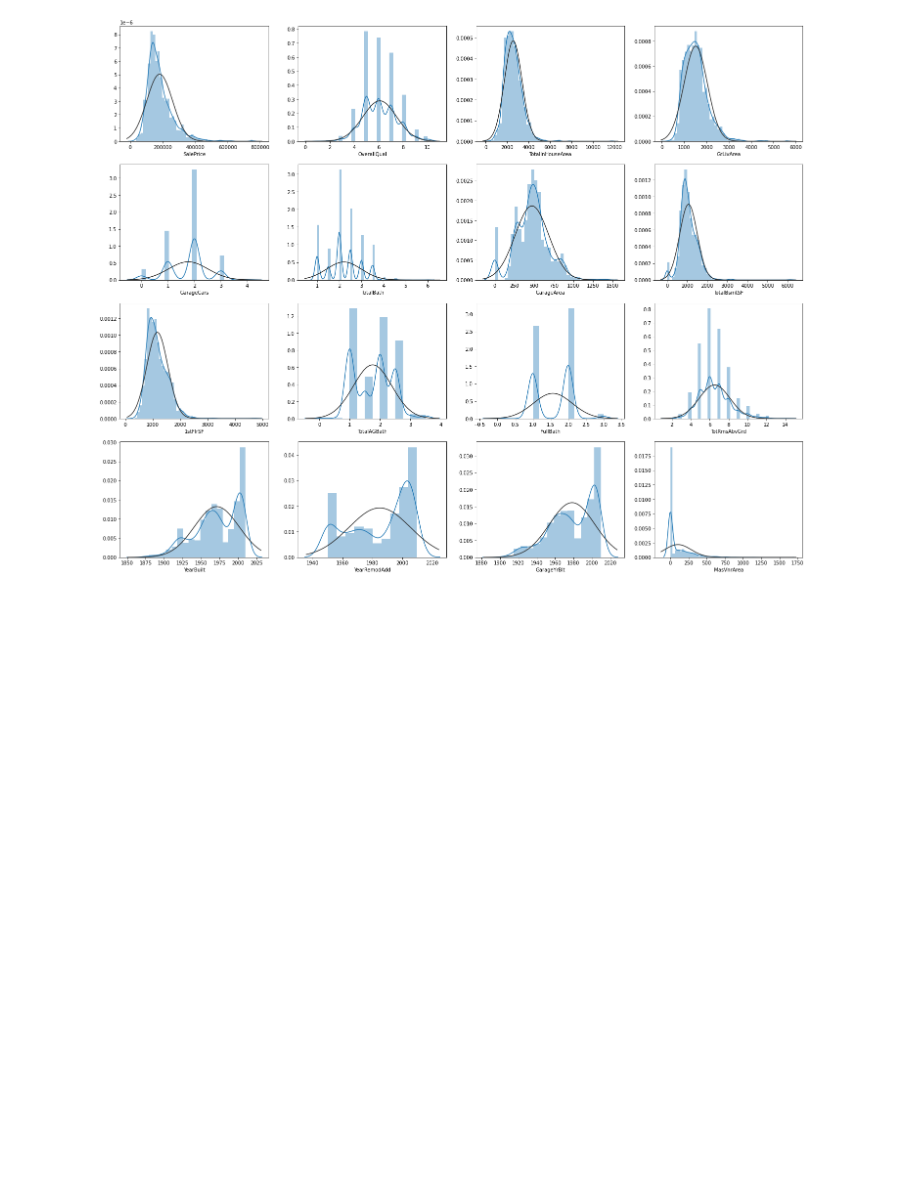
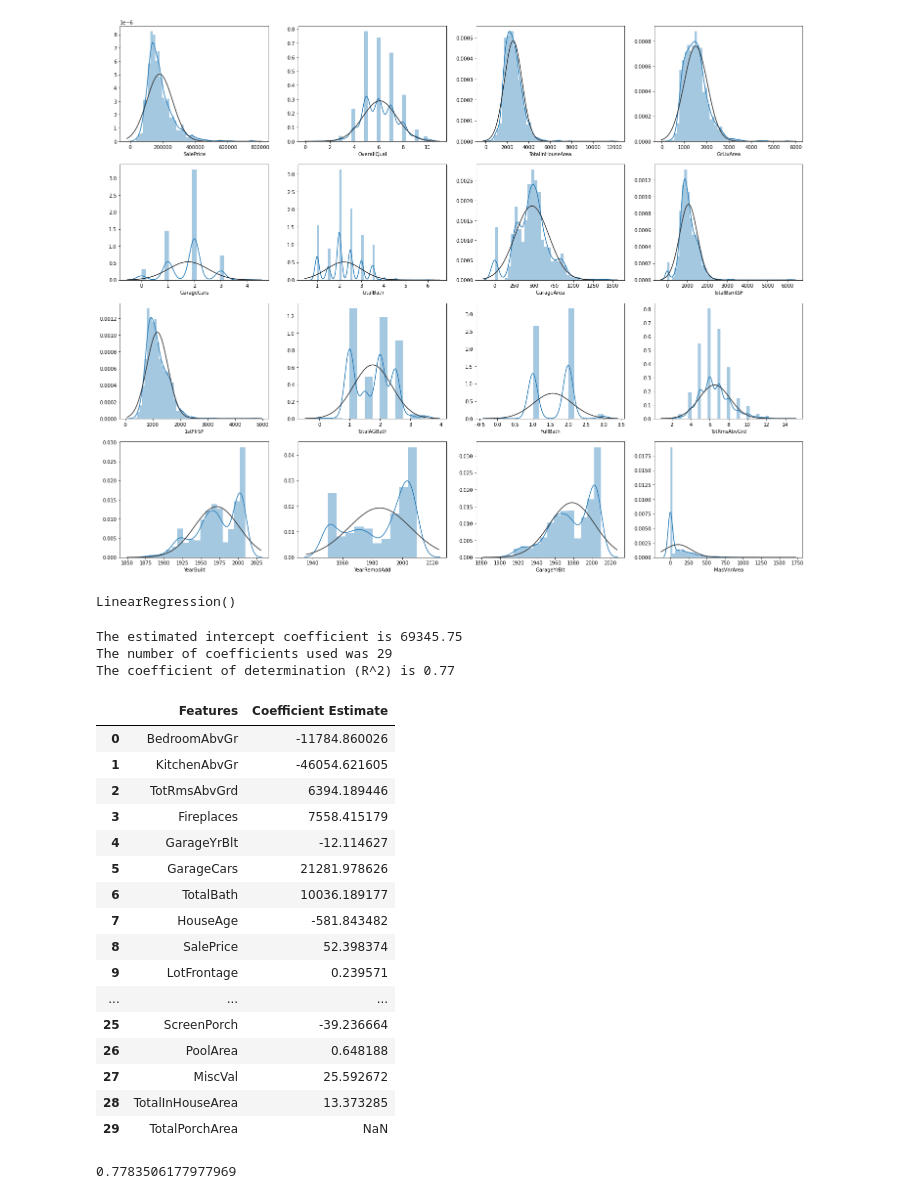
Before and after one commit to jflaher4/FA21_Exponent_Project, a Jupyter notebook: Data_Exploration/Data Cleaning.ipynb, the cells around one changed output. Drawn from its saved outputs; the diff is of its cells as text; code cells hidden in the pictures; blank space fills up the shorter version.

Commit message:
data cleaning

```diff
--- a/Data_Exploration/Data Cleaning.ipynb
+++ b/Data_Exploration/Data Cleaning.ipynb
@@ -121,0 +118,50 @@ for i,x in enumerate(variables):
+# %%
+lreg = LinearRegression()
+# %%
+num_vars = discrete_vars + continuous_vars
+num_vars_df = train.loc[:,[i for i in num_vars]]
+X_multi = num_vars_df.drop('SalePrice',axis=1)
+Y_target = num_vars_df.SalePrice
+X_multi = X_multi.apply(pd.to_numeric, errors='coerce')
+Y_target = Y_target.apply(pd.to_numeric, errors='coerce')
+X_multi.fillna(0, inplace=True)
+Y_target.fillna(0, inplace=True)
+lreg.fit(X_multi,Y_target)
+# %% [output]
+LinearRegression()
+# %%
+print ('The estimated intercept coefficient is %.2f ' %lreg.intercept_)
+print ('The number of coefficients used was %d' %len(lreg.coef_))
+print ('The coefficient of determination (R^2) is %.2f'%lreg.score(X_multi,Y_target))
+# %% [output]
+The estimated intercept coefficient is 69345.75
+The number of coefficients used was 29
+The coefficient of determination (R^2) is 0.77
+# %%
+coeff_df = pd.DataFrame(num_vars_df.columns)
+coeff_df.columns = ['Features']
+
+coeff_df['Coefficient Estimate'] = pd.Series(lreg.coef_)
+coeff_df
+# %% [output]
+|  | Features | Coefficient Estimate |
+| 0 | BedroomAbvGr | -11784.860026 |
+| 1 | KitchenAbvGr | -46054.621605 |
+| 2 | TotRmsAbvGrd | 6394.189446 |
+| 3 | Fireplaces | 7558.415179 |
+| 4 | GarageYrBlt | -12.114627 |
+| 5 | GarageCars | 21281.978626 |
+| 6 | TotalBath | 10036.189177 |
+| 7 | HouseAge | -581.843482 |
+| 8 | SalePrice | 52.398374 |
+| 9 | LotFrontage | 0.239571 |
+| ... | ... | ... |
+| 25 | ScreenPorch | -39.236664 |
+| 26 | PoolArea | 0.648188 |
+| 27 | MiscVal | 25.592672 |
+| 28 | TotalInHouseArea | 13.373285 |
+| 29 | TotalPorchArea | NaN |
+# %%
+lreg.score(X_multi,Y_target)
+# %% [output]
+0.7783506177977969
```
Also changed, not shown: parts of 8 cells of this notebook.
